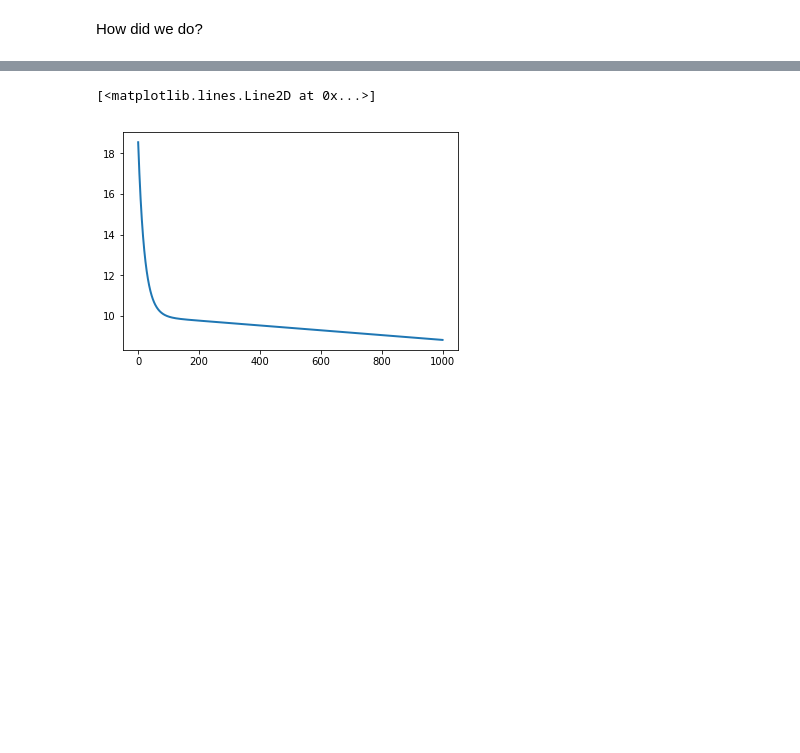
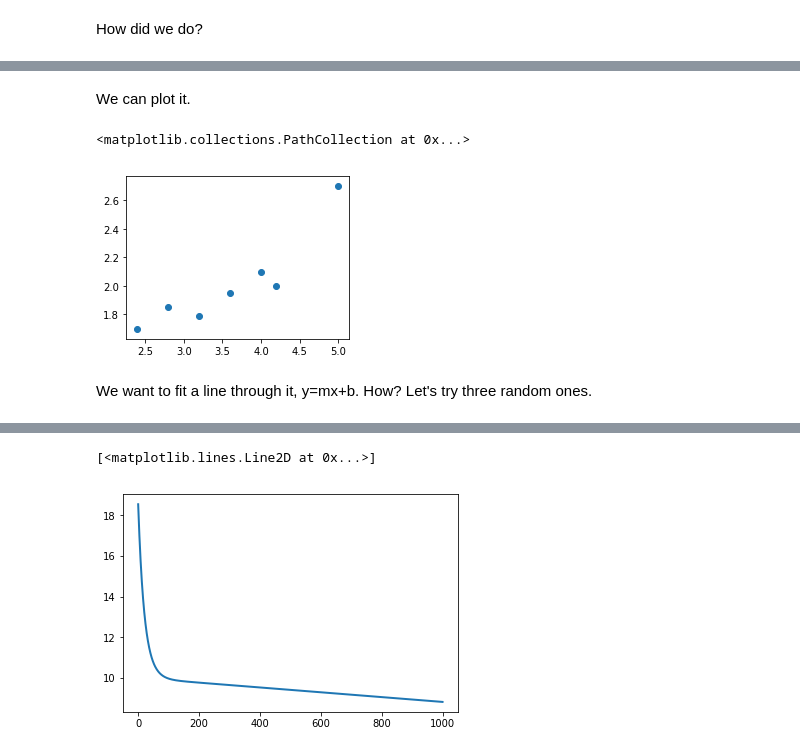
Before and after one commit to genekogan/course-ml4a, a Jupyter notebook: 01_neural_network.ipynb, the cells around one changed output, grey strips where cells are left out. Saved outputs shown, nothing was run; the diff lists cells and outputs as text; code cells hidden in the pictures; blank space fills up the shorter version.

```diff
--- a/01_neural_network.ipynb
+++ b/01_neural_network.ipynb
@@ -183,0 +278,13 @@ Let's try it for a more complicated dataset.
+# %%
+data = np.array([[2.4, 1.7], [2.8, 1.85], [3.2, 1.79], [3.6, 1.95], [4.0, 2.1], [4.2, 2.0], [5.0, 2.7]])
+x, y = data[:,0], data[:,1]
+# %% [markdown]
+We can plot it.
+# %%
+plt.figure(figsize=(4, 3))
+plt.scatter(x, y)
+# %% [output]
+<matplotlib.collections.PathCollection at 0x...>
+[figure, added]
+# %% [markdown]
+We want to fit a line through it, y=mx+b. How? Let's try three random ones.
```
Also changed, not shown: parts of 77 cells of this notebook, 2 other files.
